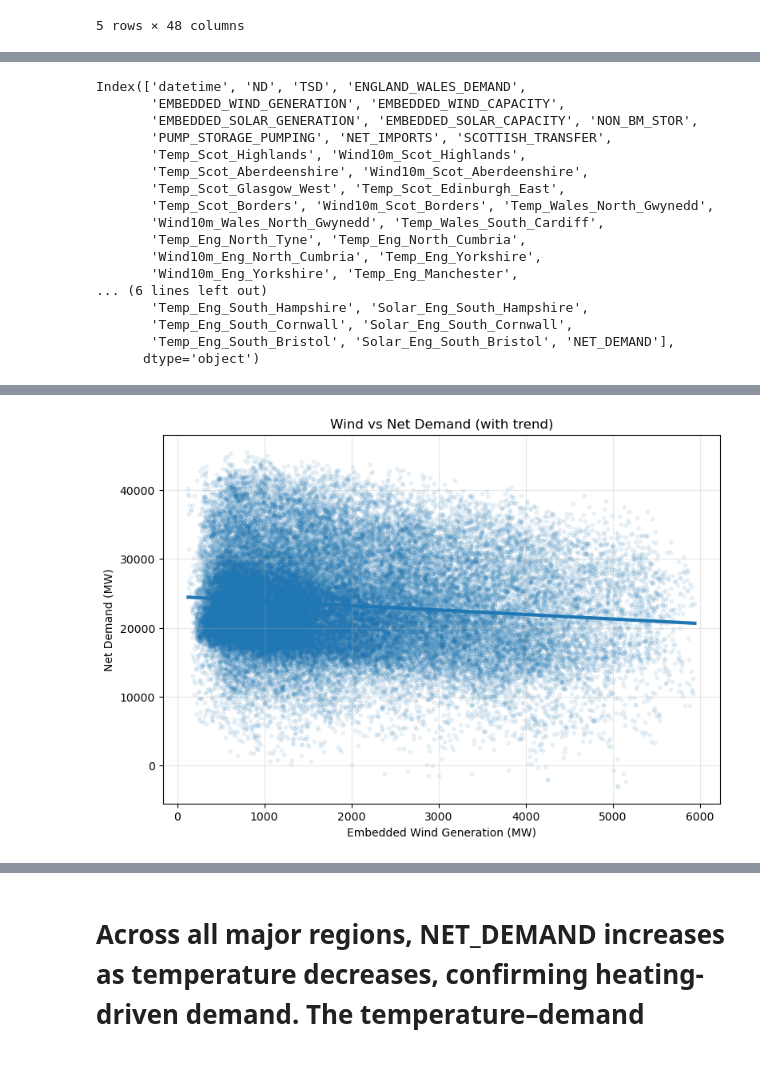
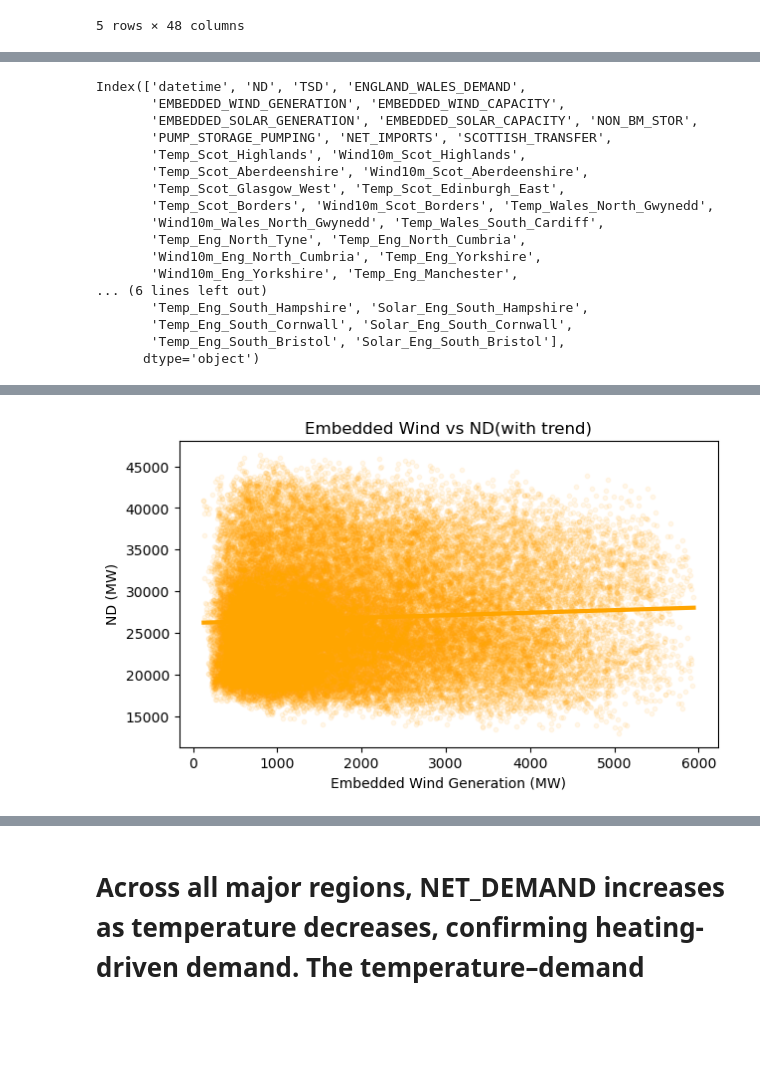
Before and after one commit to Dark-Clown-EMP/data-science-group-project, a Jupyter notebook: jupyter-notebook/final_jupyter_notebook.ipynb, the cells around one changed output, grey strips where cells are left out. Cells and saved outputs as stored; diff of their text form; code cells hidden in the pictures; blank space fills up the shorter version.

```diff
--- a/jupyter-notebook/final_jupyter_notebook.ipynb
+++ b/jupyter-notebook/final_jupyter_notebook.ipynb
@@ -26,10 +26,3 @@ Loaded: /Users/prithabera/data-science-group-project/final_model_data.csv | Shap
 | 3 | 2020-01-01 03:00:00 | 23382.5 | 24899.5 | 21157.0 | 965.5 | 6465.0 | ... |
 | 4 | 2020-01-01 04:00:00 | 22429.5 | 23860.0 | 20393.0 | 995.5 | 6465.0 | ... |
 5 rows × 48 columns
-# %%
-# Net demand = ND - embedded wind - embedded solar
-df["NET_DEMAND"] = (
-    df["ND"]- df["EMBEDDED_WIND_GENERATION"]- df["EMBEDDED_SOLAR_GENERATION"])
-
-# quick check
-df[["ND","EMBEDDED_WIND_GENERATION","EMBEDDED_SOLAR_GENERATION","NET_DEMAND"]].head()
@@ -92,7 +78,7 @@ Index(['datetime', 'ND', 'TSD', 'ENGLAND_WALES_DEMAND',
 ... (6 lines left out)
        'Temp_Eng_South_Hampshire', 'Solar_Eng_South_Hampshire',
        'Temp_Eng_South_Cornwall', 'Solar_Eng_South_Cornwall',
-       'Temp_Eng_South_Bristol', 'Solar_Eng_South_Bristol', 'NET_DEMAND'],
+       'Temp_Eng_South_Bristol', 'Solar_Eng_South_Bristol'],
       dtype='object')
 # %%
 def outlier_report_iqr(df, cols=None, k=1.5):
@@ -146,22 +132,23 @@ display(report)                 # top 20 columns with most outliers
 | 6 | EMBEDDED_SOLAR_CAPACITY | 52608 | 0 | 0.000000 | 13724.375 | 17812.375 | 7592.3750 | 23944.3750 |
 # %%
 
-plot_df = df[["EMBEDDED_WIND_GENERATION","NET_DEMAND"]].dropna()
+plot_df = df[["EMBEDDED_WIND_GENERATION","ND"]].dropna()
 #plot_df = plot_df.sample(30000, random_state=42)
 
-plt.figure(figsize=(9,6))
+plt.figure(figsize=(7,4))
 sns.regplot(
     data=plot_df,
     x="EMBEDDED_WIND_GENERATION",
-    y="NET_DEMAND",
+    y="ND",
     scatter_kws={"alpha":0.08, "s":10},
+    color="orange",
     line_kws={"linewidth":3}
 )
-plt.title("Wind vs Net Demand (with trend)")
+plt.title("Embedded Wind vs ND(with trend)")
 plt.xlabel("Embedded Wind Generation (MW)")
-plt.ylabel("Net Demand (MW)")
-plt.grid(True, alpha=0.3)
+plt.ylabel("ND (MW)")
+# plt.grid(True, alpha=0.3, color="purple)
 plt.show()
 # %% [output]
-[figure, old version]
+[figure, new version]
 # %%
```
Also changed, not shown: parts of 22 cells of this notebook.
